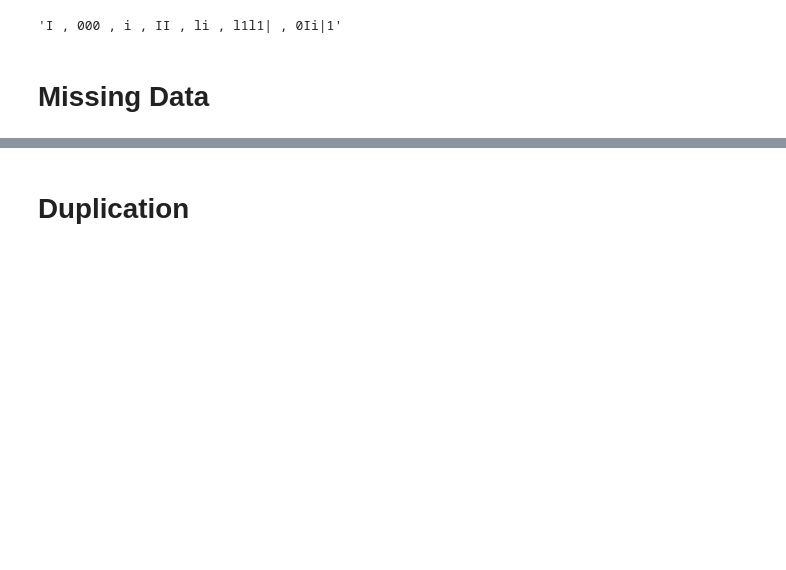
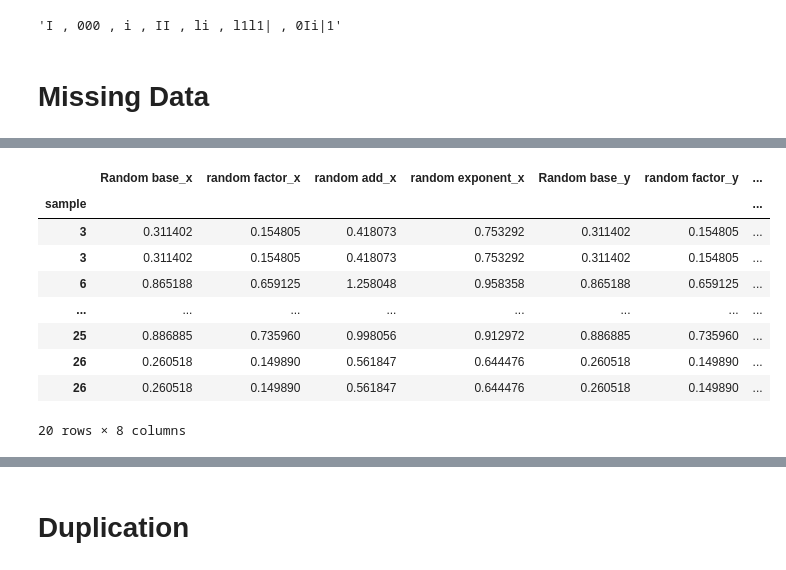
Before and after one commit to IgaMeddie/Data_cleaning, a Jupyter notebook: learnt 05-03.ipynb, the cells around one changed output, grey strips where cells are left out. Cells and saved outputs as stored; diff of their text form; code cells hidden in the pictures; blank space fills up the shorter version.

```diff
--- a/learnt 05-03.ipynb
+++ b/learnt 05-03.ipynb
@@ -250,0 +421,39 @@ suffixes : list-like, default is ("_x", "_y")
+# %%
+# same keys and rows, but now has random duplicate and missing rows and index + a size difference.
+x = df6.sample(frac=0.5, replace=True)
+y = df6.sample(frac=2, replace=True)
+
+'''how : {'left', 'right', 'outer', 'inner', 'cross'}, default 'inner'
+    Type of merge to be performed.
+
+left: use only keys from left frame, similar to a SQL left outer join; preserve key order.
+right: use only keys from right frame, similar to a SQL right outer join; preserve key order.
+outer: use union of keys from both frames, similar to a SQL full outer join; sort keys lexicographically.
+inner: use intersection of keys from both frames, similar to a SQL inner join; preserve the order of the left keys.
+cross: creates the cartesian product from both frames, preserves the order of the left keys.'''
+
+# how='right': This specifies that the merge should be a right join, meaning that all rows from DataFrame y will be included in the result, and only the matching rows from DataFrame x will be included. If there are no matches in DataFrame x, NaN values will be filled in for the columns from x.
+
+# each join type
+join_left = x.merge(y, left_index=True, right_index=True, suffixes=('_x', '_y'), sort=True, how='left')
+join_right = x.merge(y, left_index=True, right_index=True, suffixes=('_x', '_y'), sort=True, how='right')
+join_inner = x.merge(y, left_index=True, right_index=True, suffixes=('_x', '_y'), sort=True, how='inner')
+join_outer = x.merge(y, left_index=True, right_index=True, suffixes=('_x', '_y'), sort=True, how='outer')
+
+'''
+left_index : bool, default False
+    Use the index from the left DataFrame as the join key(s). If it is a MultiIndex, the number of keys in the other DataFrame (either the index or a number of columns) must match the number of levels.'''
+# %%
+# The left table values are preserved but the right table may have NaN values for values that couldn't join
+join_left
+# %% [output]
+|  | Random base_x | random factor_x | random add_x | random exponent_x | Random base_y | random factor_y | ... |
+| sample |  |  |  |  |  |  | ... |
+| 3 | 0.311402 | 0.154805 | 0.418073 | 0.753292 | 0.311402 | 0.154805 | ... |
+| 3 | 0.311402 | 0.154805 | 0.418073 | 0.753292 | 0.311402 | 0.154805 | ... |
+| 6 | 0.865188 | 0.659125 | 1.258048 | 0.958358 | 0.865188 | 0.659125 | ... |
+| ... | ... | ... | ... | ... | ... | ... | ... |
+| 25 | 0.886885 | 0.735960 | 0.998056 | 0.912972 | 0.886885 | 0.735960 | ... |
+| 26 | 0.260518 | 0.149890 | 0.561847 | 0.644476 | 0.260518 | 0.149890 | ... |
+| 26 | 0.260518 | 0.149890 | 0.561847 | 0.644476 | 0.260518 | 0.149890 | ... |
+20 rows × 8 columns
```
Also changed, not shown: parts of 30 cells of this notebook, 1 other file.
